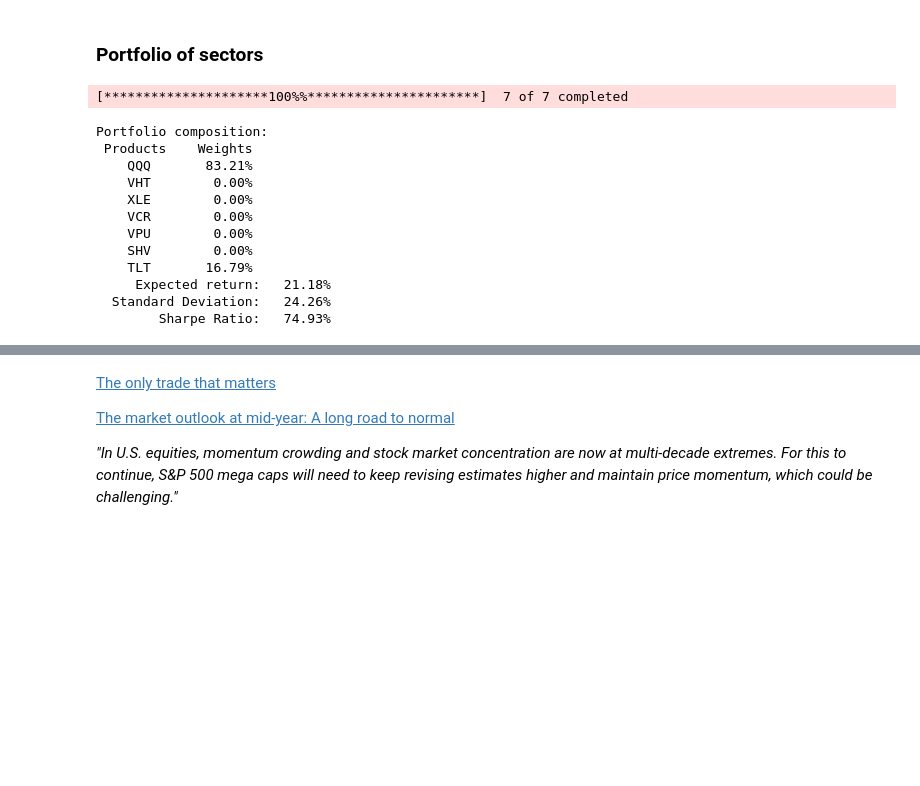
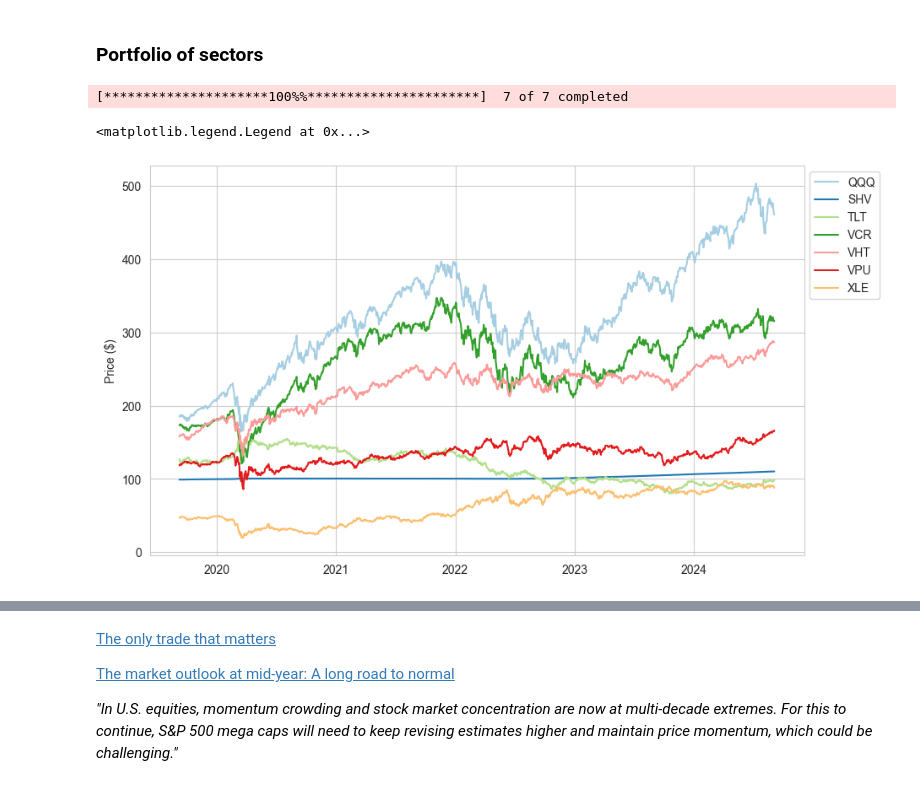
Before and after one commit to lcs-w/personal-portfolio-balancer, a Jupyter notebook: MPT.ipynb, the cells around one changed output, grey strips where cells are left out. Cells and saved outputs as stored; diff of their text form; code cells hidden in the pictures; blank space fills up the shorter version.

Commit message:
visulise ETF prices

```diff
--- a/MPT.ipynb
+++ b/MPT.ipynb
@@ -577,31 +577,24 @@ Portfolio composition:
 # %%
 tickers = [
     "QQQ",
     "VHT",  # Vanguard Health Care Index Fund ETF Shares
     "XLE",  # The Energy Select Sector SPDR Fund
     "VCR",  # Vanguard Consumer Discretionary ETF
     "VPU",  # Vanguard Utilities ETF
     "SHV",  # iShares Short Treasury Bond ETF
     "TLT",  # iShares 20+ Year Treasury Bond ETF
 ]
 
 etf_df = pd.DataFrame()
 etf_df = yf.download(tickers, start=start_date, end=end_date)["Adj Close"]
 
-efficient_etfs = EfficientPortfolio(tickers, etf_df, 0.03, )
-efficient_etfs.maximiaze_SR()
-efficient_etfs.info()
+fig_prices, ax = plt.subplots(figsize=(10, 6))
+for _c in etf_df.columns:
+    ax.plot(etf_df[_c], label=_c)
+
+ax.set_ylabel("Price ($)")
+ax.legend(loc="best", bbox_to_anchor=(1, 1))
 # %% [output]
 [*********************100%%**********************]  7 of 7 completed
-Portfolio composition:
- Products    Weights
-    QQQ       83.21%
-    VHT        0.00%
-    XLE        0.00%
-    VCR        0.00%
-    VPU        0.00%
-    SHV        0.00%
-    TLT       16.79%
-     Expected return:   21.18%
-  Standard Deviation:   24.26%
-        Sharpe Ratio:   74.93%
+<matplotlib.legend.Legend at 0x...>
+[figure, added]
```
Also changed, not shown: parts of 2 cells of this notebook.
